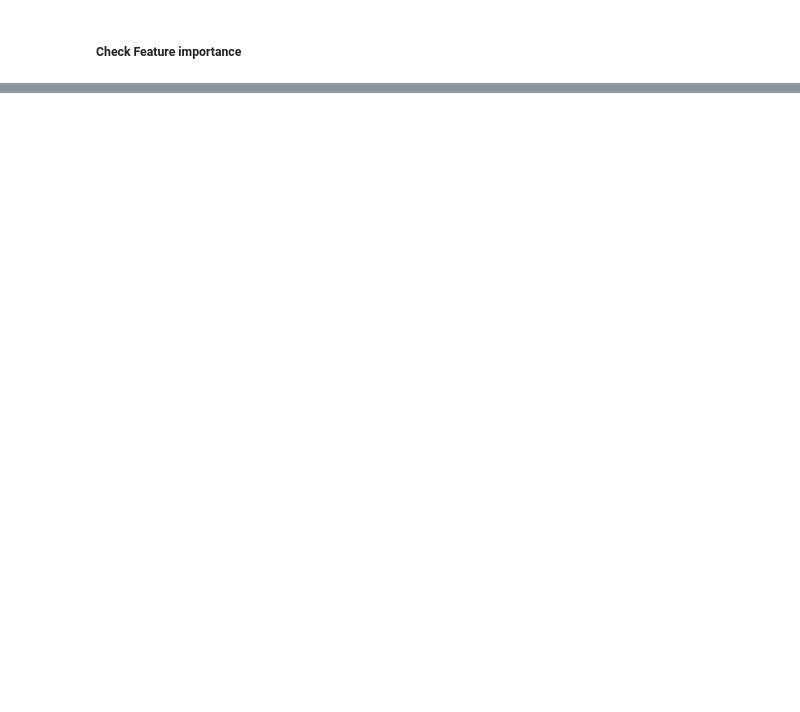
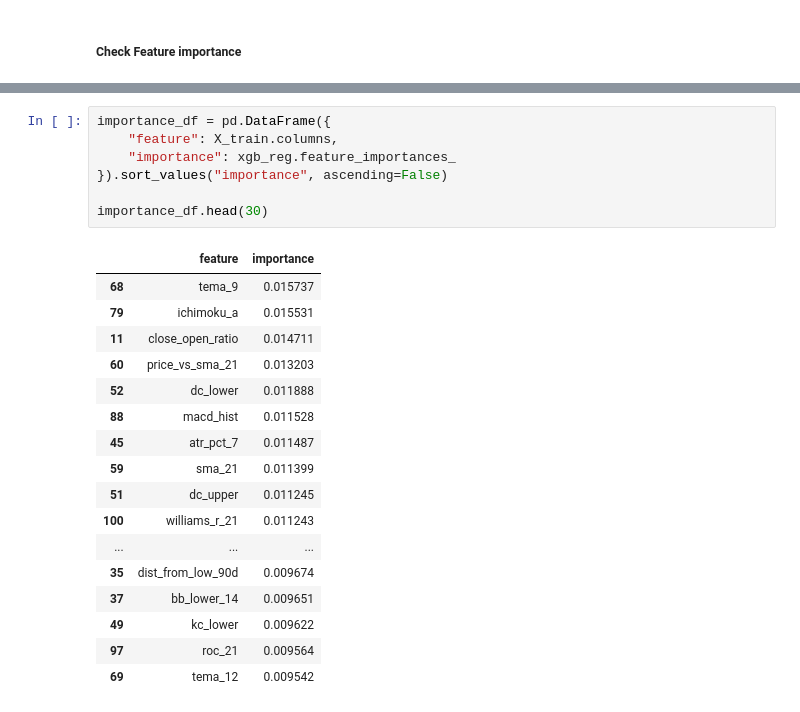
Before and after one commit to rajibulislam1/Financial_Market_Crypto, a Jupyter notebook: models/XGboost.ipynb, the cells around one changed output, grey strips where cells are left out. Drawn from its saved outputs; the diff is of its cells as text; blank space fills up the shorter version.

```diff
--- a/models/XGboost.ipynb
+++ b/models/XGboost.ipynb
@@ -666,0 +663,25 @@ date
+# %%
+importance_df = pd.DataFrame({
+    "feature": X_train.columns,
+    "importance": xgb_reg.feature_importances_
+}).sort_values("importance", ascending=False)
+
+importance_df.head(30)
+# %% [output]
+|  | feature | importance |
+| 68 | tema_9 | 0.015737 |
+| 79 | ichimoku_a | 0.015531 |
+| 11 | close_open_ratio | 0.014711 |
+| 60 | price_vs_sma_21 | 0.013203 |
+| 52 | dc_lower | 0.011888 |
+| 88 | macd_hist | 0.011528 |
+| 45 | atr_pct_7 | 0.011487 |
+| 59 | sma_21 | 0.011399 |
+| 51 | dc_upper | 0.011245 |
+| 100 | williams_r_21 | 0.011243 |
+| ... | ... | ... |
+| 35 | dist_from_low_90d | 0.009674 |
+| 37 | bb_lower_14 | 0.009651 |
+| 49 | kc_lower | 0.009622 |
+| 97 | roc_21 | 0.009564 |
+| 69 | tema_12 | 0.009542 |
```
Also changed, not shown: parts of 23 cells of this notebook, 1 other file.
